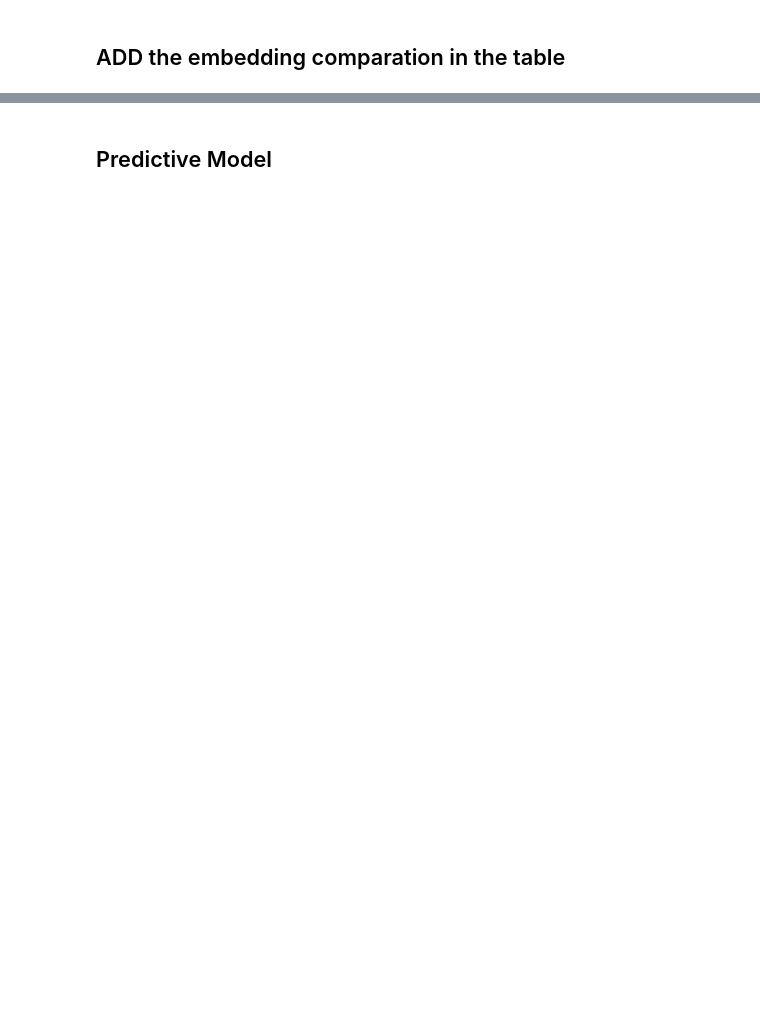
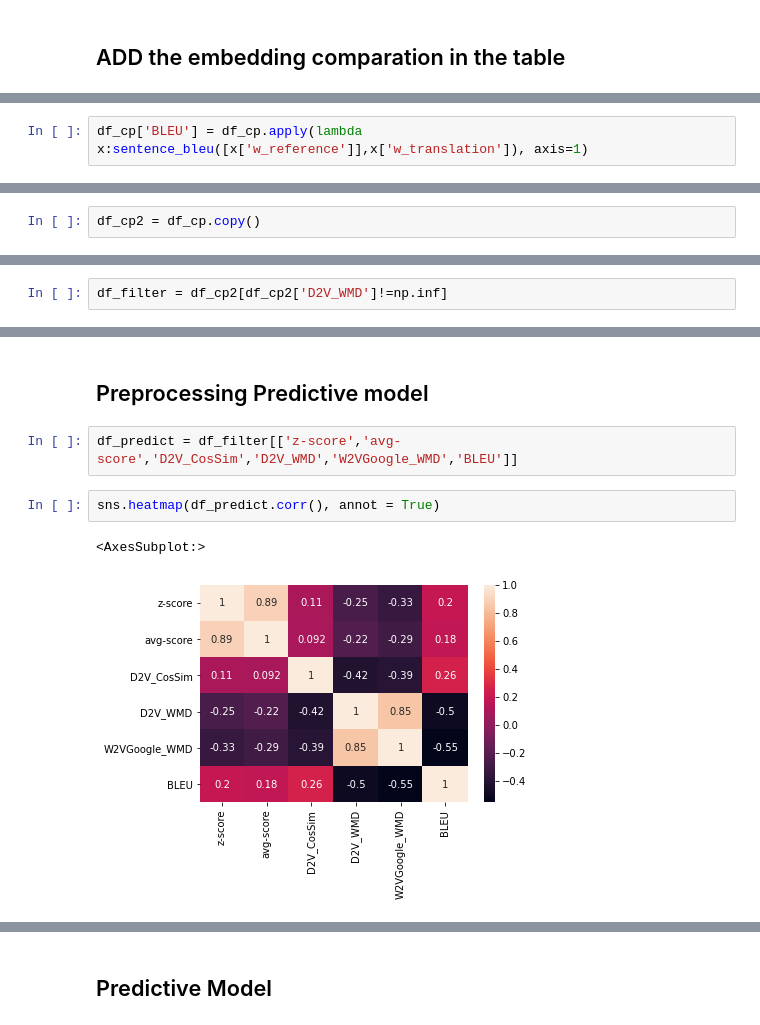
Before and after one commit to hnakashima96/textmining_project, a Jupyter notebook: TM_project.ipynb, the cells around one changed output, grey strips where cells are left out. Saved outputs shown, nothing was run; the diff lists cells and outputs as text; blank space fills up the shorter version.

```diff
--- a/TM_project.ipynb
+++ b/TM_project.ipynb
@@ -332 +364,3 @@ df_cp['WMD'] = df_cp.apply(lambda x:model.wmdistance(x['p_reference'],x['p_trans
+# %%
+df_cp['BLEU'] = df_cp.apply(lambda x:sentence_bleu([x['w_reference']],x['w_translation']), axis=1)
 # %%
@@ -347,0 +378,2 @@ df_cp
+# %%
+df_cp2 = df_cp.copy()
@@ -347,0 +384,2 @@ df_cp
+# %%
+df_filter = df_cp2[df_cp2['D2V_WMD']!=np.inf]
@@ -347,0 +402,9 @@ df_cp
+# %% [markdown]
+## Preprocessing Predictive model
+# %%
+df_predict = df_filter[['z-score','avg-score','D2V_CosSim','D2V_WMD','W2VGoogle_WMD','BLEU']]
+# %%
+sns.heatmap(df_predict.corr(), annot = True)
+# %% [output]
+<AxesSubplot:>
+[figure, added]
```
Also changed, not shown: parts of 89 cells of this notebook, 12 other files.
